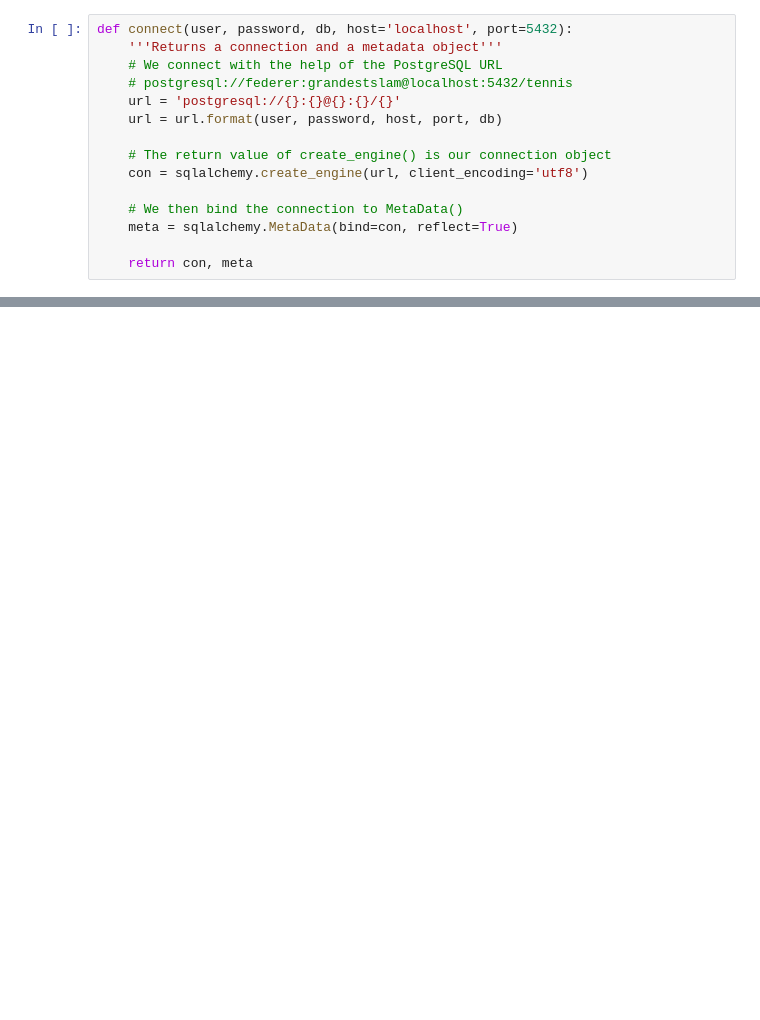
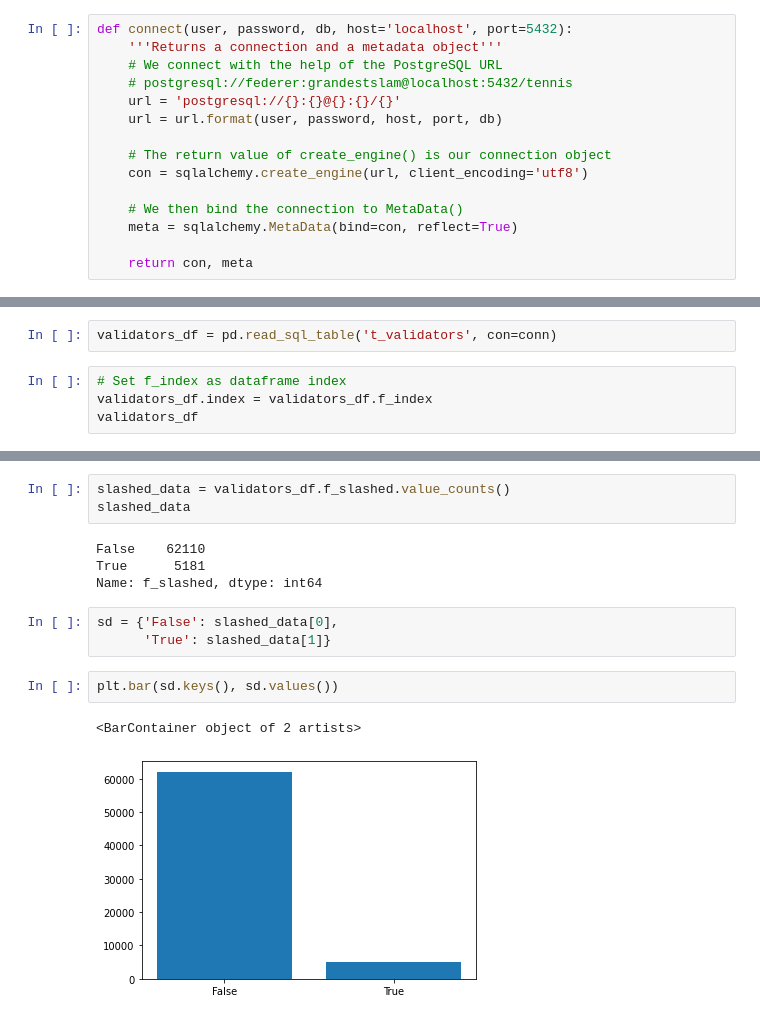
Before and after one commit to dOrgTech/MedallaDataChallenge, a Jupyter notebook: 01_medalla_initial_exploration.ipynb, the cells around one changed output, grey strips where cells are left out. Drawn from its saved outputs; the diff is of its cells as text; blank space fills up the shorter version.

Commit message:
basic analysis of slashed by client

```diff
--- a/01_medalla_initial_exploration.ipynb
+++ b/01_medalla_initial_exploration.ipynb
@@ -168,0 +178,6 @@ result.fetchall()
+# %%
+validators_df = pd.read_sql_table('t_validators', con=conn)
+# %%
+# Set f_index as dataframe index
+validators_df.index = validators_df.f_index
+validators_df
@@ -168,0 +199,15 @@ result.fetchall()
+# %%
+slashed_data = validators_df.f_slashed.value_counts()
+slashed_data
+# %% [output]
+False    62110
+True      5181
+Name: f_slashed, dtype: int64
+# %%
+sd = {'False': slashed_data[0],
+      'True': slashed_data[1]}
+# %%
+plt.bar(sd.keys(), sd.values())
+# %% [output]
+<BarContainer object of 2 artists>
+[figure, added]
```
Also changed, not shown: parts of 24 cells of this notebook, 1 other file.
